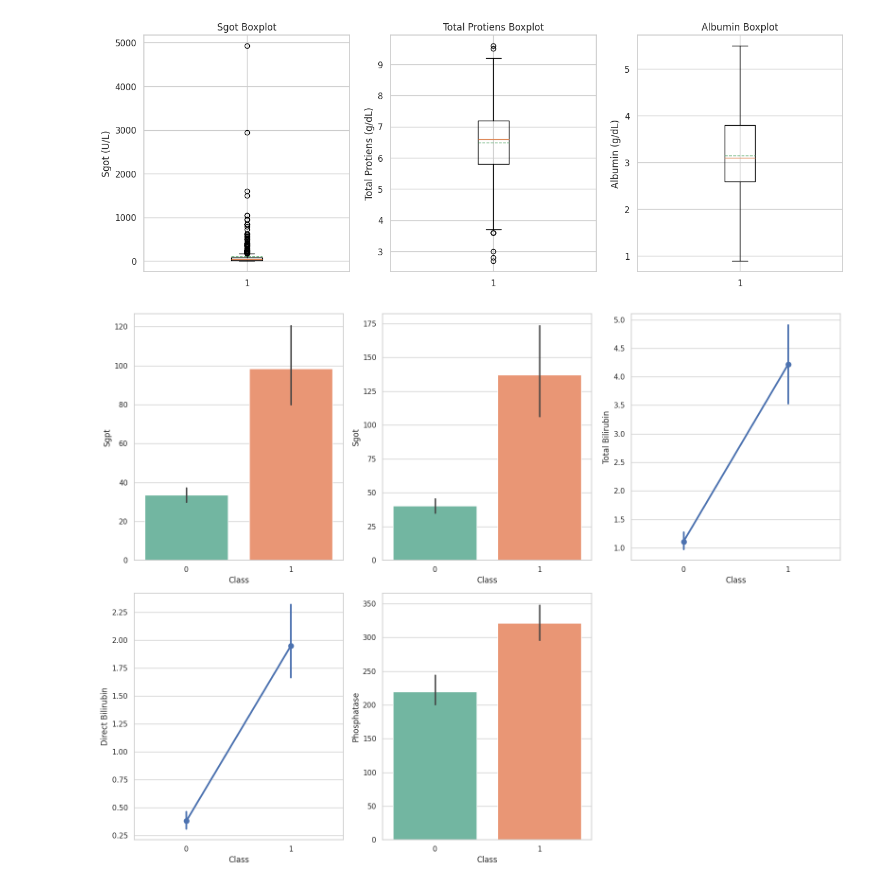
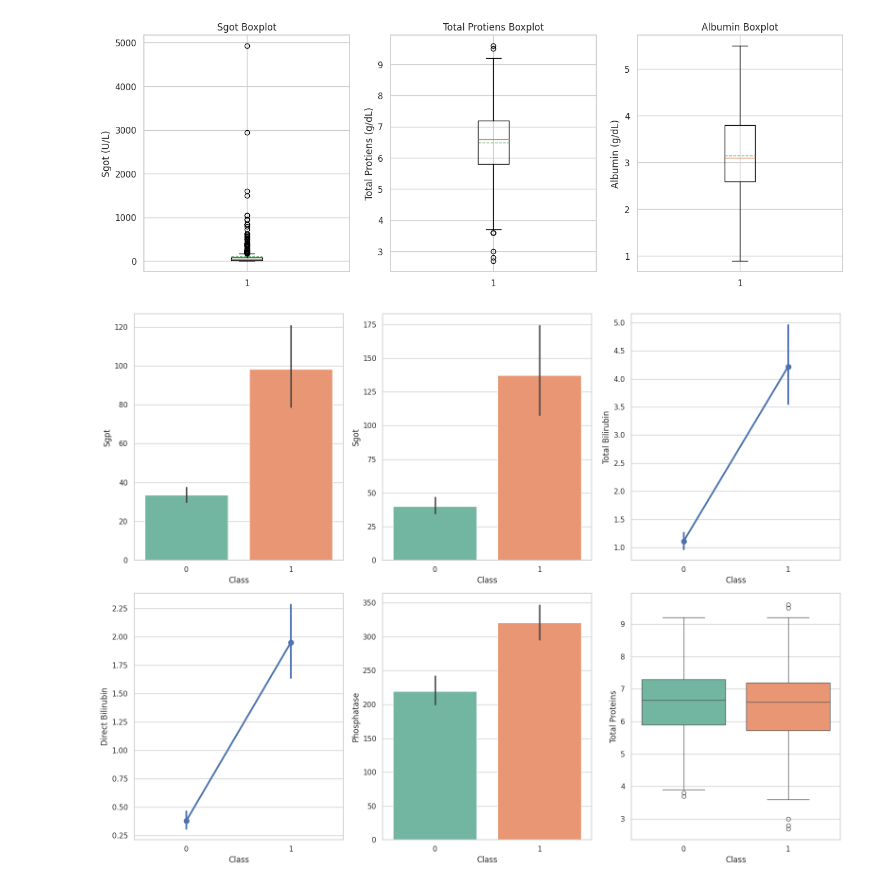
Before and after one commit to Evans2424/IACEC_Project_Model_Performance_Analysis, a Jupyter notebook: IACEC_MLProject.ipynb, the cells around one changed output. Saved outputs shown, nothing was run; the diff lists cells and outputs as text; code cells hidden in the pictures.

```diff
--- a/IACEC_MLProject.ipynb
+++ b/IACEC_MLProject.ipynb
@@ -353,19 +353,20 @@ plt.show()
 # %% [output]
 [figure]
 # %%
+# Checking the whether those outliers are erraneous or
 fig, saxis = plt.subplots(2, 3, figsize=(16, 12))
 palette = sns.color_palette("Set2")
 
 # Adjusting each plot for a unique axis in the grid
 sns.barplot(y='Sgpt', x='Class', data=liver_df1, ax=saxis[0, 0], palette = palette)
 sns.barplot(y='Sgot', x='Class', data=liver_df1, ax=saxis[0, 1], palette = palette)
 sns.pointplot(y='Total Bilirubin', x='Class', data=liver_df1, ax=saxis[0, 2])
 sns.pointplot(y='Direct Bilirubin', x='Class', data=liver_df1, ax=saxis[1, 0])
 sns.barplot(y='Phosphatase', x='Class', data=liver_df1, ax=saxis[1, 1], palette = palette)
-saxis[1, 2].axis('off')
+sns.boxplot(y = 'Total Proteins', x = 'Class', data=liver_df1, ax = saxis[1,2],palette = palette)
 
 # Adjusting layout to prevent overlap
 plt.tight_layout()
 plt.show()
 # %% [output]
-[figure, old version]
+[figure, new version]
```
